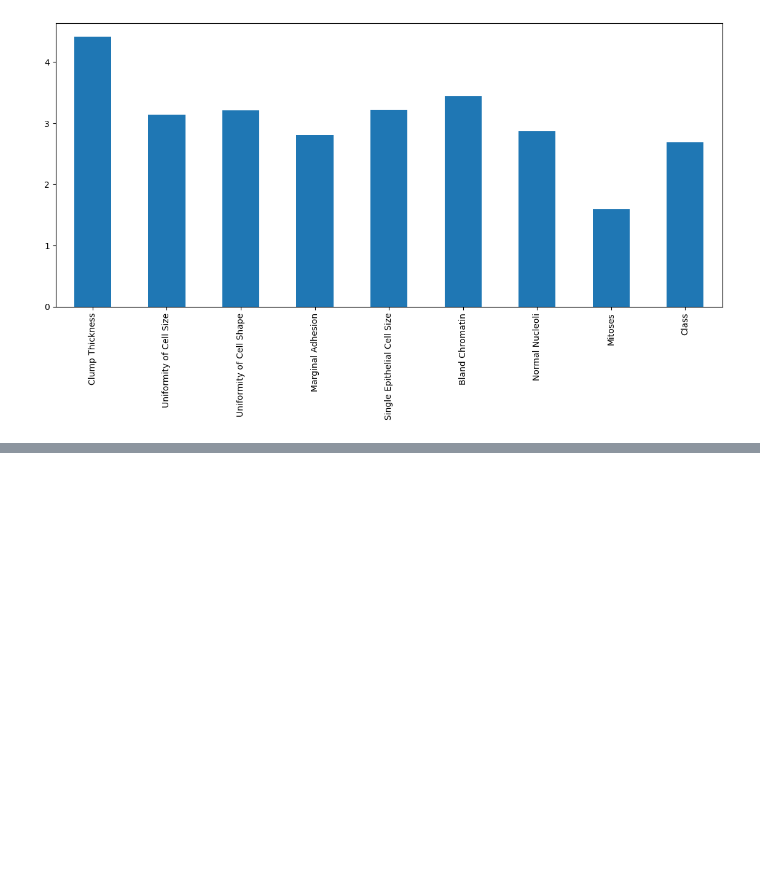
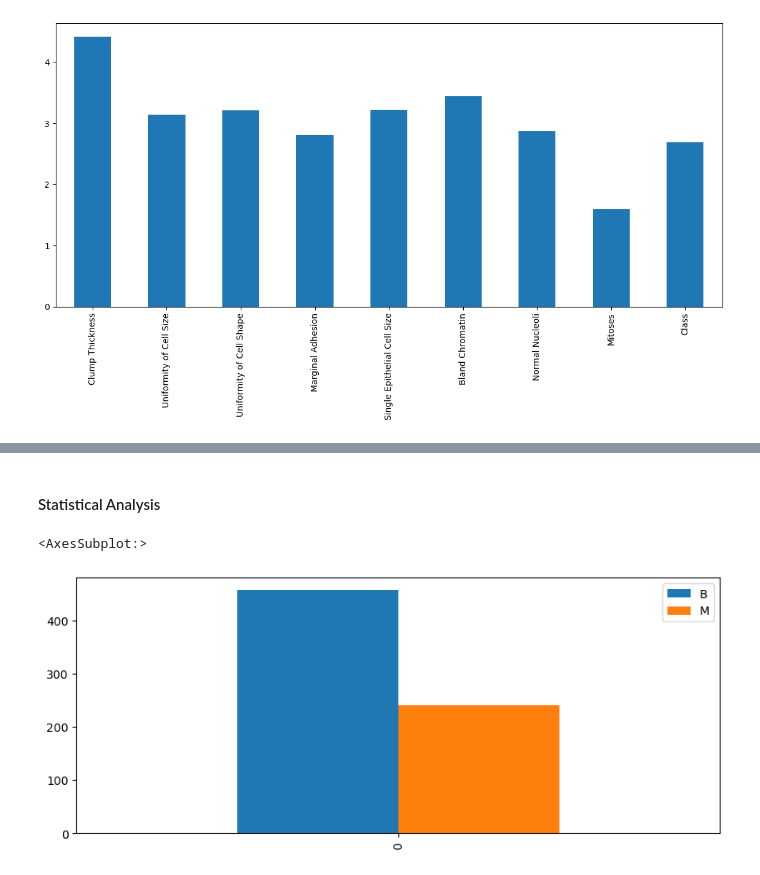
Before and after one commit to SaydsC/PfDAProject2, a Jupyter notebook: Project 2 Programming for Data Analysis.ipynb, the cells around one changed output, grey strips where cells are left out. Drawn from its saved outputs; the diff is of its cells as text; code cells hidden in the pictures; blank space fills up the shorter version.

```diff
--- a/Project 2 Programming for Data Analysis.ipynb
+++ b/Project 2 Programming for Data Analysis.ipynb
@@ -100,0 +140,13 @@ The random forest is a classification algorithm consisting of many decisions tre
+# %% [markdown]
+#### Statistical Analysis
+# %%
+#to show the number of samples that are benign or malignant
+
+data_B = wbc[wbc['Class'] == 2]
+data_M = wbc[wbc['Class'] == 4]
+B_M_data = {'B': [data_B.shape[0]], 'M': [data_M.shape[0]]}
+B_M_df = pd.DataFrame(data=B_M_data)
+B_M_df.plot(kind='bar', figsize=(10,4))
+# %% [output]
+<AxesSubplot:>
+[figure, added]
```
Also changed, not shown: parts of 5 cells of this notebook.
